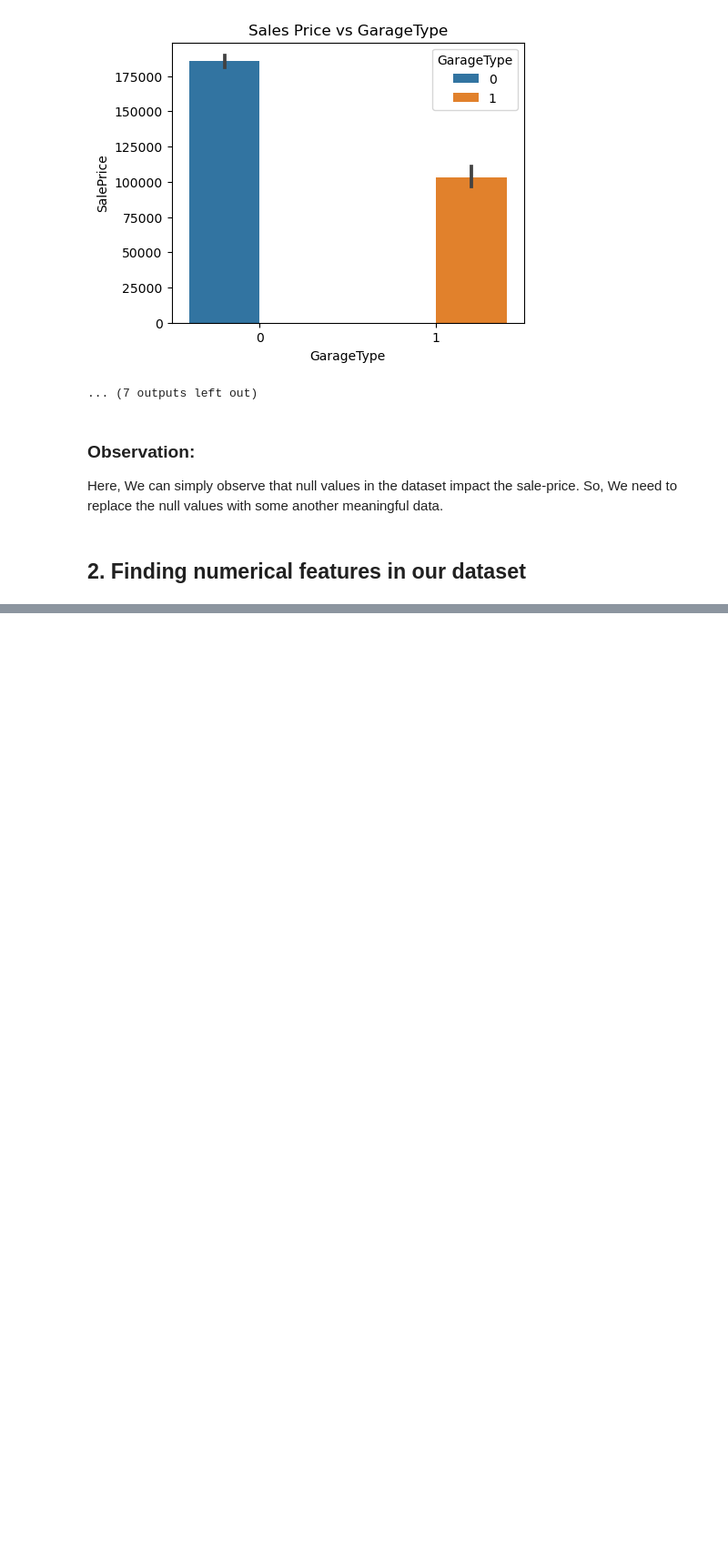
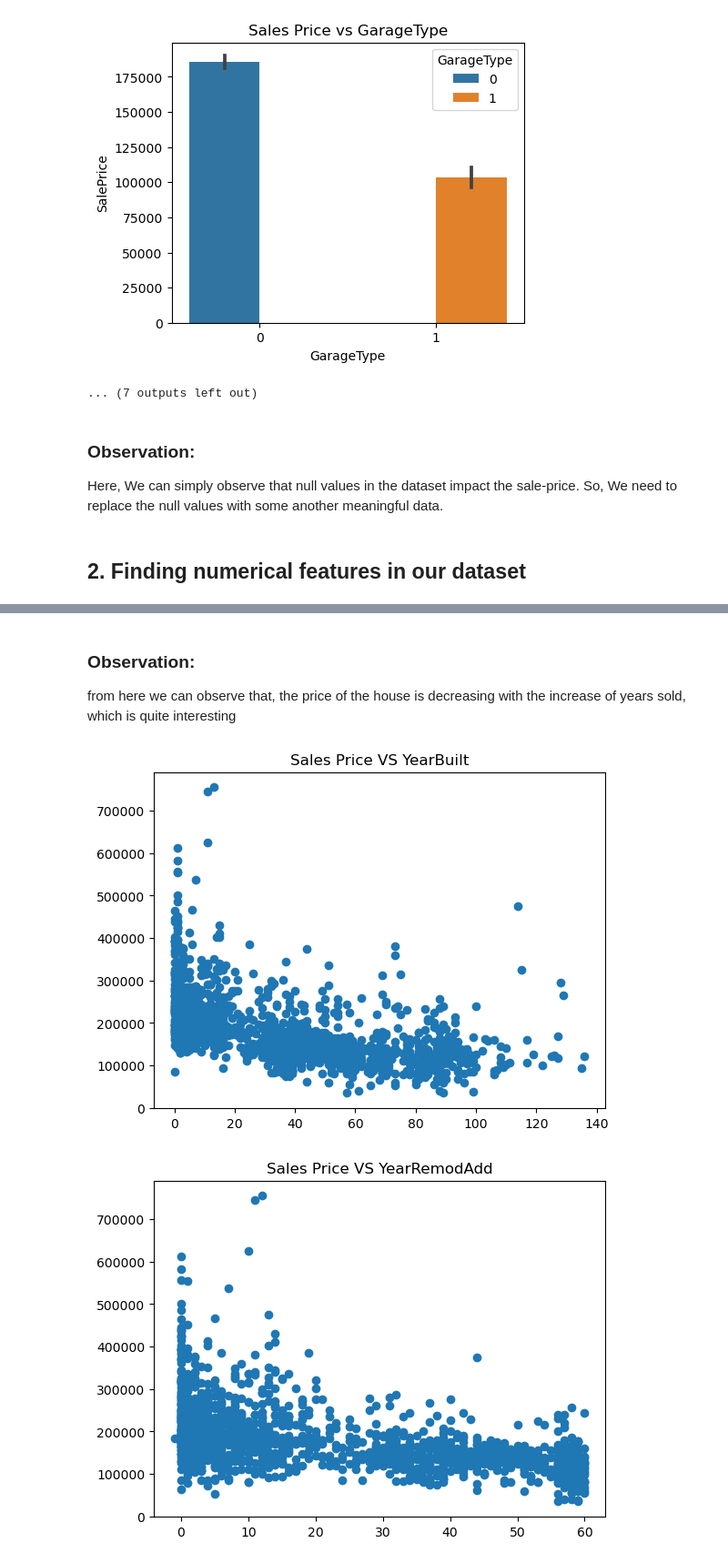
Before and after one commit to pythonpioneer/HousePricePredication, a Jupyter notebook: solution/EDA.ipynb, the cells around one changed output, grey strips where cells are left out. Shown at 91% size. Drawn from its saved outputs; the diff is of its cells as text; code cells hidden in the pictures; blank space fills up the shorter version.

```diff
--- a/solution/EDA.ipynb
+++ b/solution/EDA.ipynb
@@ -147,0 +161,10 @@ Here, We can simply observe that null values in the dataset impact the sale-pric
+# %%
+# here, we can see that there are some features having year parameter
+# let's try to plot the relationship between year and price
+
+# extracting the year features from the data
+year_features = [feature for feature in df.columns if 'Yr' in feature or 'Year' in feature]
+
+# probably, year feature do have some similar values
+for feature in year_features:
+    print(feature, "=>", df[feature].unique())
@@ -147,0 +195,13 @@ Here, We can simply observe that null values in the dataset impact the sale-pric
+# %% [markdown]
+### Observation:
+from here we can observe that, the price of the house is decreasing with the increase of years sold, which is quite interesting
+# %%
+# let's try to plot with all the year feature
+# here, we will take the age of the house, how many years ago the remodification happen and also the grage age.
+for feature in year_features[:3]:
+    plt.scatter(x=df[year_features[3]]-df[feature], y=df['SalePrice'])
+    plt.title('Sales Price VS ' + feature)
+    plt.show()
+# %% [output]
+[figure, added]
+[figure, added]
```
Also changed, not shown: parts of 7 cells of this notebook.
